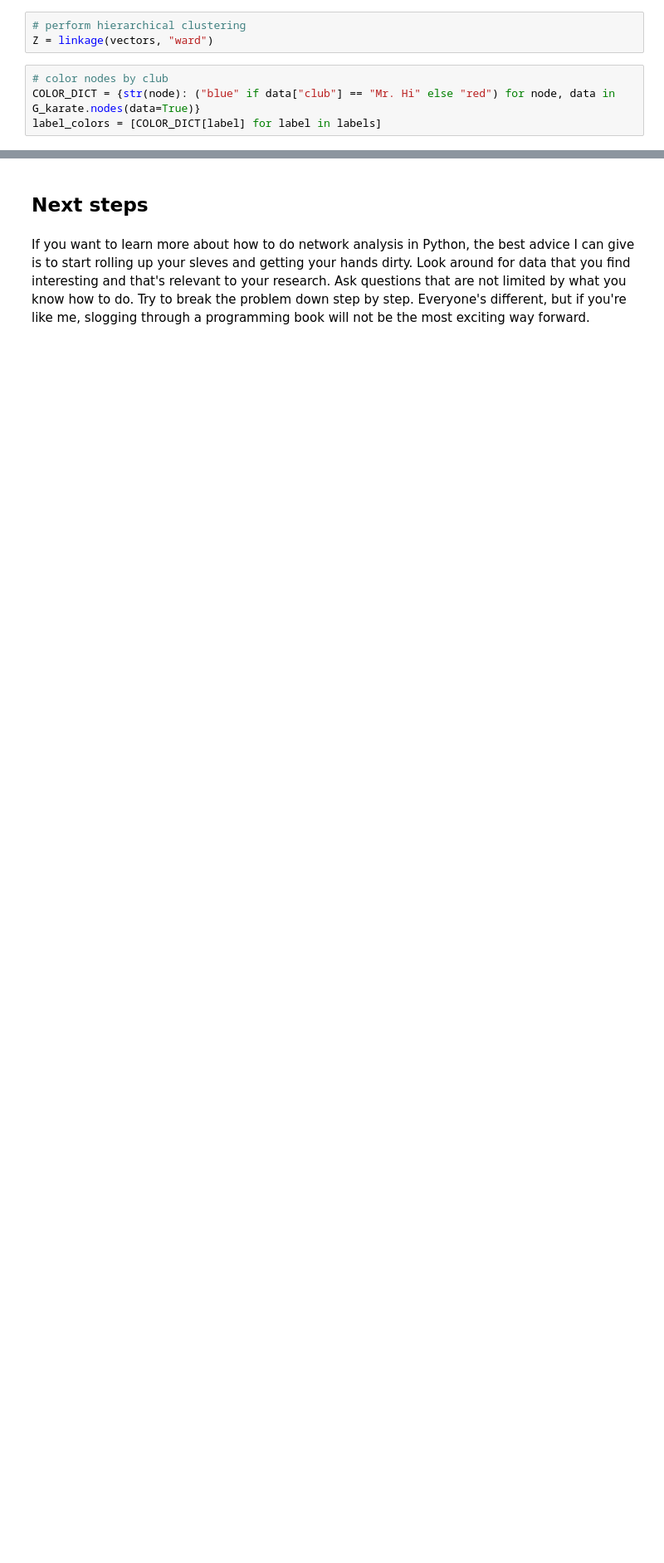
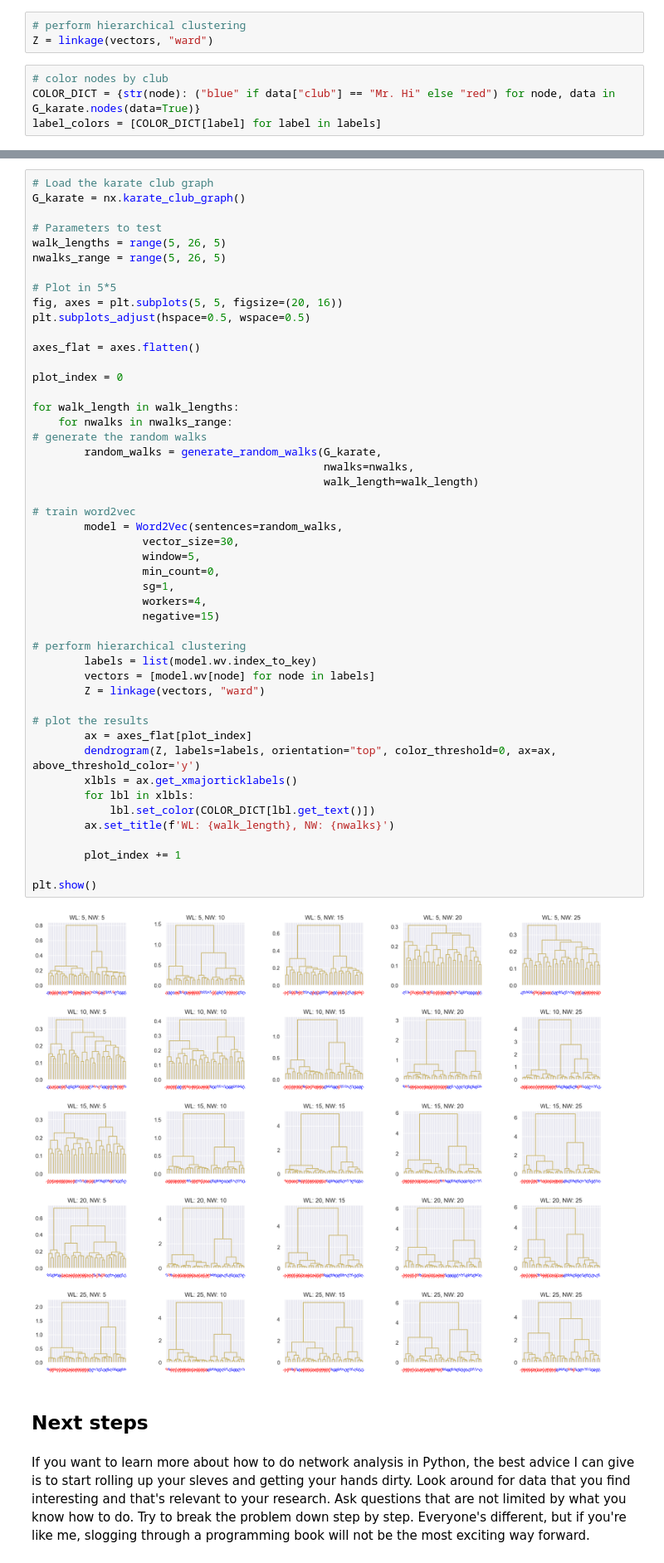
Before and after one commit to rfunklab/computational_social_science_for_organizational_research, a Jupyter notebook: sessions/networks/notebook/networks.ipynb, the cells around one changed output, grey strips where cells are left out. Shown at 83% size. Drawn from its saved outputs; the diff is of its cells as text; blank space fills up the shorter version.

```diff
--- a/sessions/networks/notebook/networks.ipynb
+++ b/sessions/networks/notebook/networks.ipynb
@@ -754,3 +756,53 @@ plt.show()
+# %%
+# Load the karate club graph
+G_karate = nx.karate_club_graph()
+
+# Parameters to test
+walk_lengths = range(5, 26, 5)
+nwalks_range = range(5, 26, 5)
+
+# Plot in 5*5
+fig, axes = plt.subplots(5, 5, figsize=(20, 16))
+plt.subplots_adjust(hspace=0.5, wspace=0.5)
+
+axes_flat = axes.flatten()
+
+plot_index = 0
+
+for walk_length in walk_lengths:
+    for nwalks in nwalks_range:
+# generate the random walks
+        random_walks = generate_random_walks(G_karate,
+                                             nwalks=nwalks,
+                                             walk_length=walk_length)
+
+# train word2vec
+        model = Word2Vec(sentences=random_walks,
+                 vector_size=30,
+                 window=5,
+                 min_count=0,
+                 sg=1,
+                 workers=4,
+                 negative=15)
+
+# perform hierarchical clustering
+        labels = list(model.wv.index_to_key)
+        vectors = [model.wv[node] for node in labels]
+        Z = linkage(vectors, "ward")
+
+# plot the results
+        ax = axes_flat[plot_index]
+        dendrogram(Z, labels=labels, orientation="top", color_threshold=0, ax=ax, above_threshold_color='y')
+        xlbls = ax.get_xmajorticklabels()
+        for lbl in xlbls:
+            lbl.set_color(COLOR_DICT[lbl.get_text()])
+        ax.set_title(f'WL: {walk_length}, NW: {nwalks}')
+
+        plot_index += 1
+
+plt.show()
+# %% [output]
+[figure, added]
 # %% [markdown]
 ## Next steps
 # %% [markdown]
```
Also changed, not shown: parts of 12 cells of this notebook, 3 other files.
